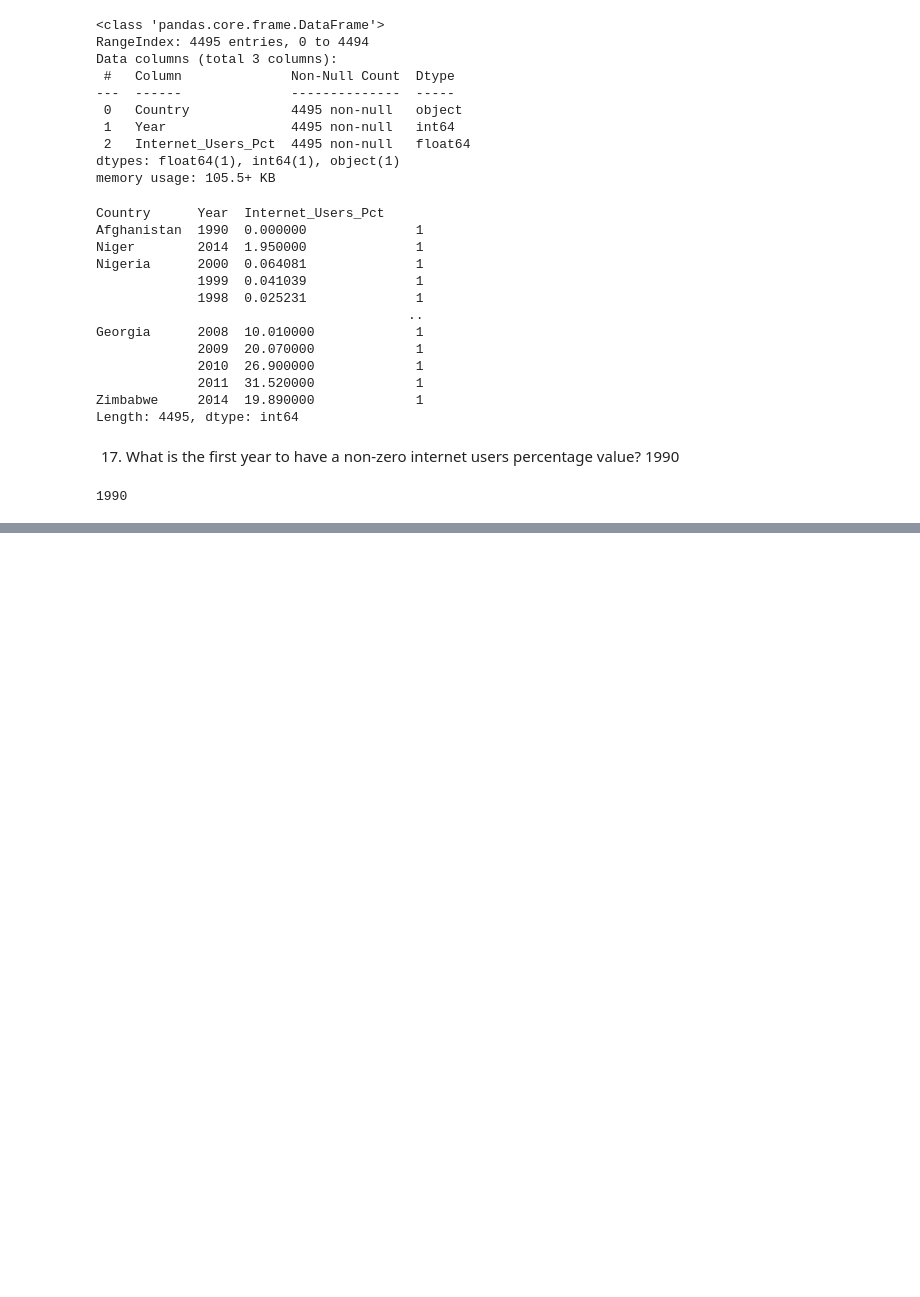
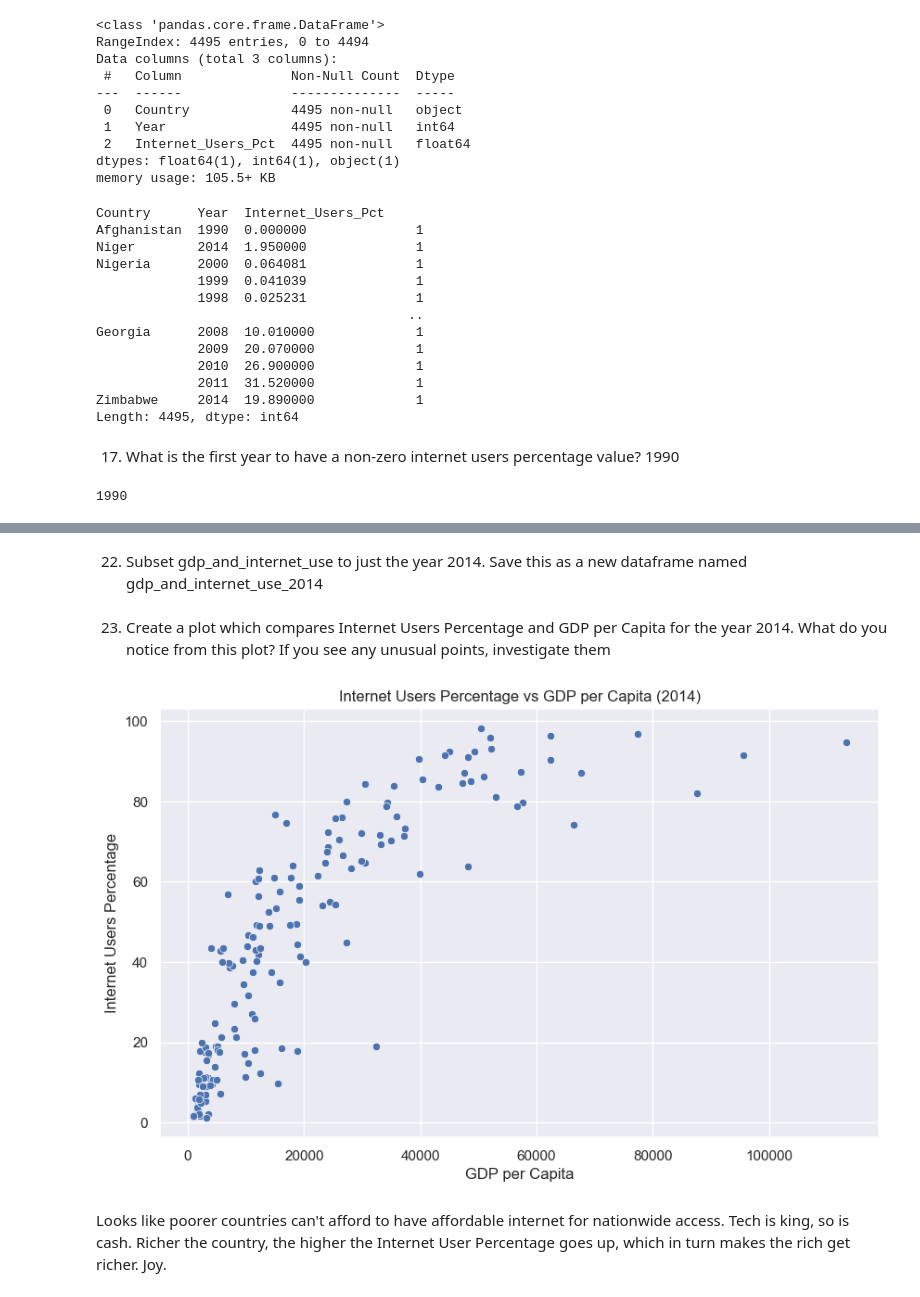
Before and after one commit to patrickjohnston20/un_project, a Jupyter notebook: notebooks_un_project/un_projectnotebook1.ipynb, the cells around one changed output, grey strips where cells are left out. Cells and saved outputs as stored; diff of their text form; code cells hidden in the pictures; blank space fills up the shorter version.

```diff
--- a/notebooks_un_project/un_projectnotebook1.ipynb
+++ b/notebooks_un_project/un_projectnotebook1.ipynb
@@ -515,0 +578,5 @@ first_year_non_zero['Year'].min()
+# %%
+gdp_and_internet_use = pd.merge(gdp_df, internet_df,
+                               left_on = ['Country','Year'], right_on = ['Country','Year'],
+                               how = 'outer')  ## how = type of join!
+gdp_and_internet_use.head(3) ## syntax for joins !!!!
@@ -515,0 +626,17 @@ first_year_non_zero['Year'].min()
+# %% [markdown]
+22) Subset gdp_and_internet_use to just the year 2014. Save this as a new dataframe named gdp_and_internet_use_2014
+# %%
+gdp_and_internet_use_2014 = gdp_and_internet_use[gdp_and_internet_use['Year'] == 2014]
+# %% [markdown]
+23) Create a plot which compares Internet Users Percentage and GDP per Capita for the year 2014. What do you notice from this plot? If you see any unusual points, investigate them
+# %%
+plt.figure(figsize=(10, 6))
+sns.scatterplot(data=gdp_and_internet_use_2014, x='GDP_Per_Capita', y='Internet_Users_Pct')
+plt.title('Internet Users Percentage vs GDP per Capita (2014)')
+plt.xlabel('GDP per Capita')
+plt.ylabel('Internet Users Percentage')
+plt.show()
+# %% [output]
+[figure, added]
+# %% [markdown]
+Looks like poorer countries can't afford to have affordable internet for nationwide access. Tech is king, so is cash. Richer the country, the higher the Internet User Percentage goes up, which in turn makes the rich get richer. Joy.
```
Also changed, not shown: parts of 15 cells of this notebook.
